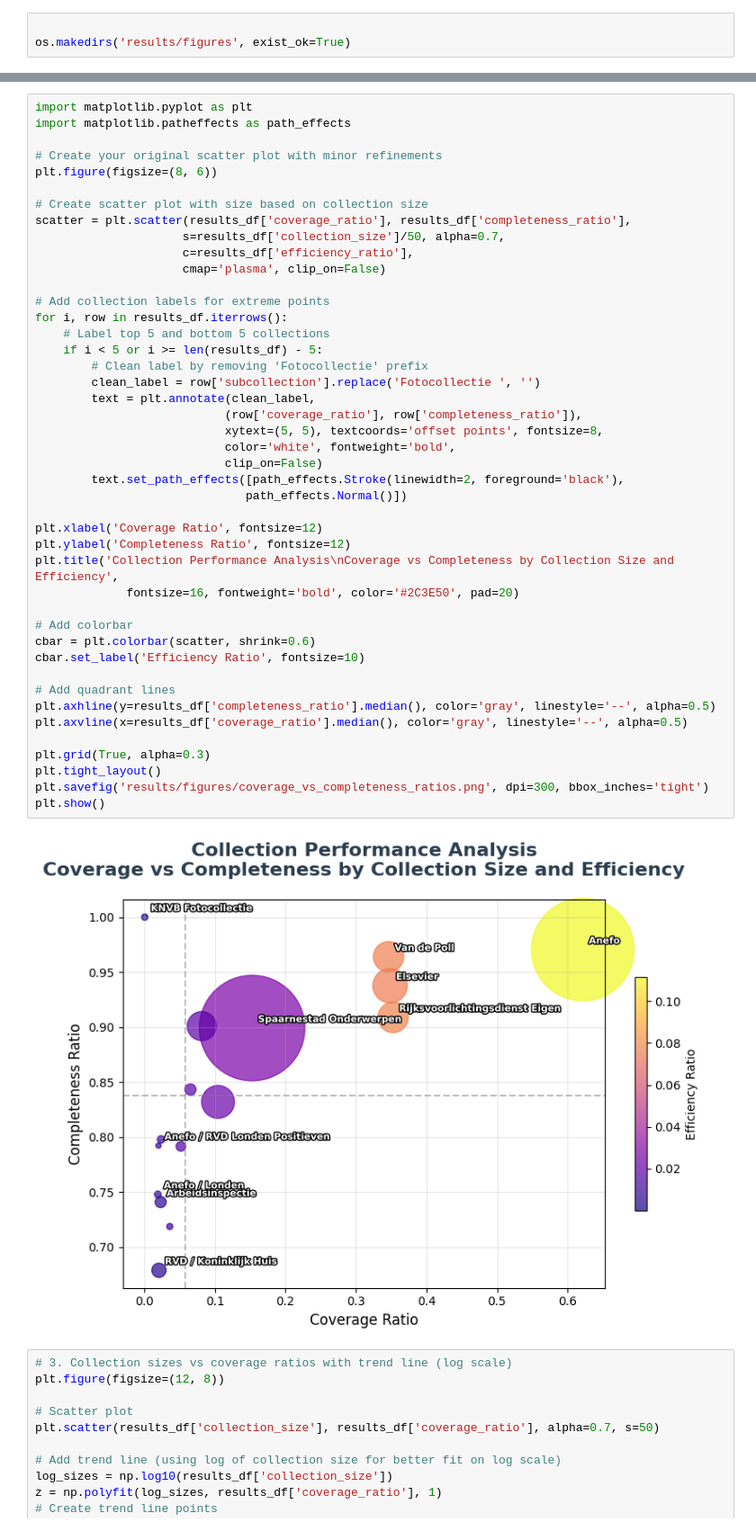
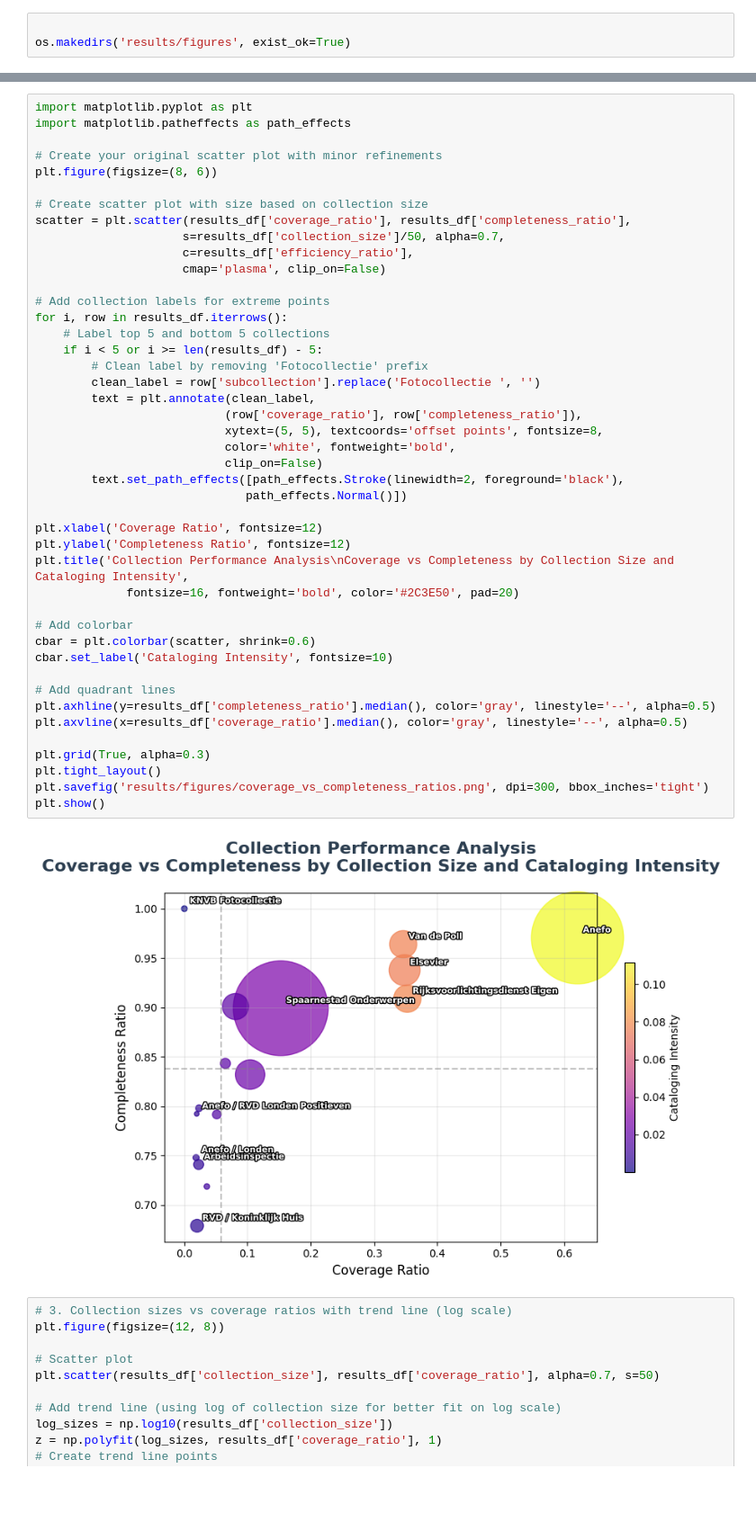
Before and after one commit to melvinwevers/CHR_GTAA_Diversity, a Jupyter notebook: archival_bias_detection.ipynb, the cells around one changed output, grey strips where cells are left out. Shown: that part at 90% size. Cells and saved outputs as stored; diff of their text form; blank space fills up the shorter version.

Commit message:
updated axes label to cataloging intensity + updated project toml

```diff
--- a/archival_bias_detection.ipynb
+++ b/archival_bias_detection.ipynb
@@ -301,36 +301,36 @@ scatter = plt.scatter(results_df['coverage_ratio'], results_df['completeness_rat
 # Add collection labels for extreme points
 for i, row in results_df.iterrows():
     # Label top 5 and bottom 5 collections
     if i < 5 or i >= len(results_df) - 5:
         # Clean label by removing 'Fotocollectie' prefix
         clean_label = row['subcollection'].replace('Fotocollectie ', '')
         text = plt.annotate(clean_label,
                            (row['coverage_ratio'], row['completeness_ratio']),
                            xytext=(5, 5), textcoords='offset points', fontsize=8,
                            color='white', fontweight='bold',
                            clip_on=False)
         text.set_path_effects([path_effects.Stroke(linewidth=2, foreground='black'),
                               path_effects.Normal()])
 
 plt.xlabel('Coverage Ratio', fontsize=12)
 plt.ylabel('Completeness Ratio', fontsize=12)
-plt.title('Collection Performance Analysis\nCoverage vs Completeness by Collection Size and Efficiency',
+plt.title('Collection Performance Analysis\nCoverage vs Completeness by Collection Size and Cataloging Intensity',
              fontsize=16, fontweight='bold', color='#2C3E50', pad=20)
 
 # Add colorbar
 cbar = plt.colorbar(scatter, shrink=0.6)
-cbar.set_label('Efficiency Ratio', fontsize=10)
+cbar.set_label('Cataloging Intensity', fontsize=10)
 
 # Add quadrant lines
 plt.axhline(y=results_df['completeness_ratio'].median(), color='gray', linestyle='--', alpha=0.5)
 plt.axvline(x=results_df['coverage_ratio'].median(), color='gray', linestyle='--', alpha=0.5)
 
 plt.grid(True, alpha=0.3)
 plt.tight_layout()
 plt.savefig('results/figures/coverage_vs_completeness_ratios.png', dpi=300, bbox_inches='tight')
 plt.show()
 # %% [output]
-[figure, old version]
+[figure, new version]
 # %%
 # 3. Collection sizes vs coverage ratios with trend line (log scale)
 plt.figure(figsize=(12, 8))
```
Also changed, not shown: parts of 1 cell of this notebook, 1 other file.
